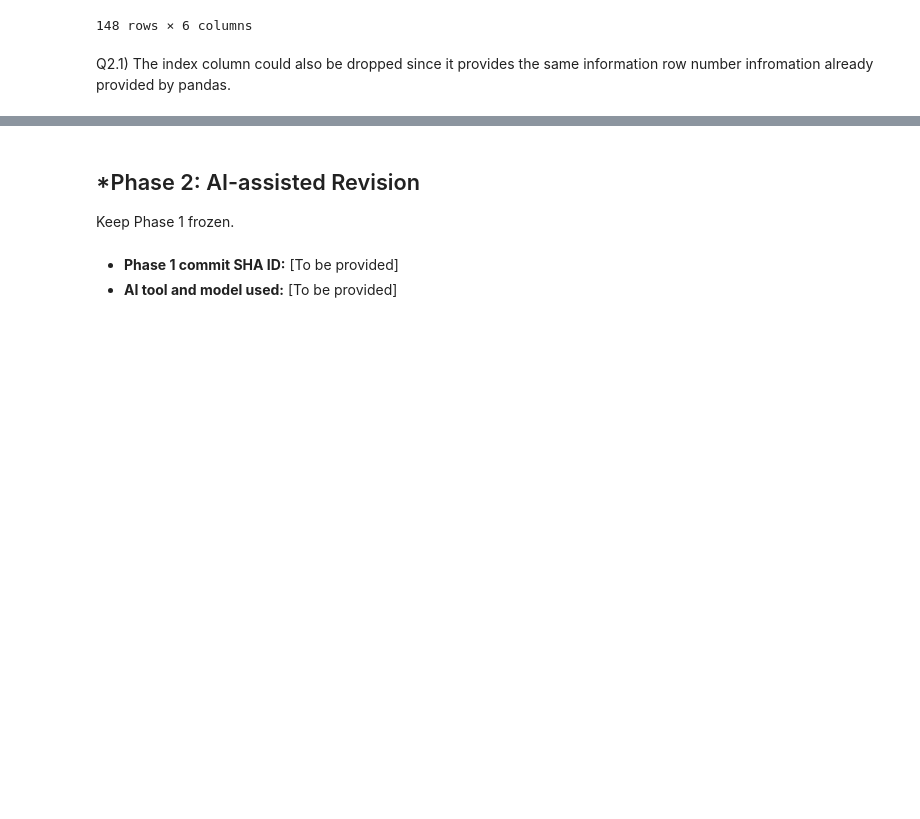
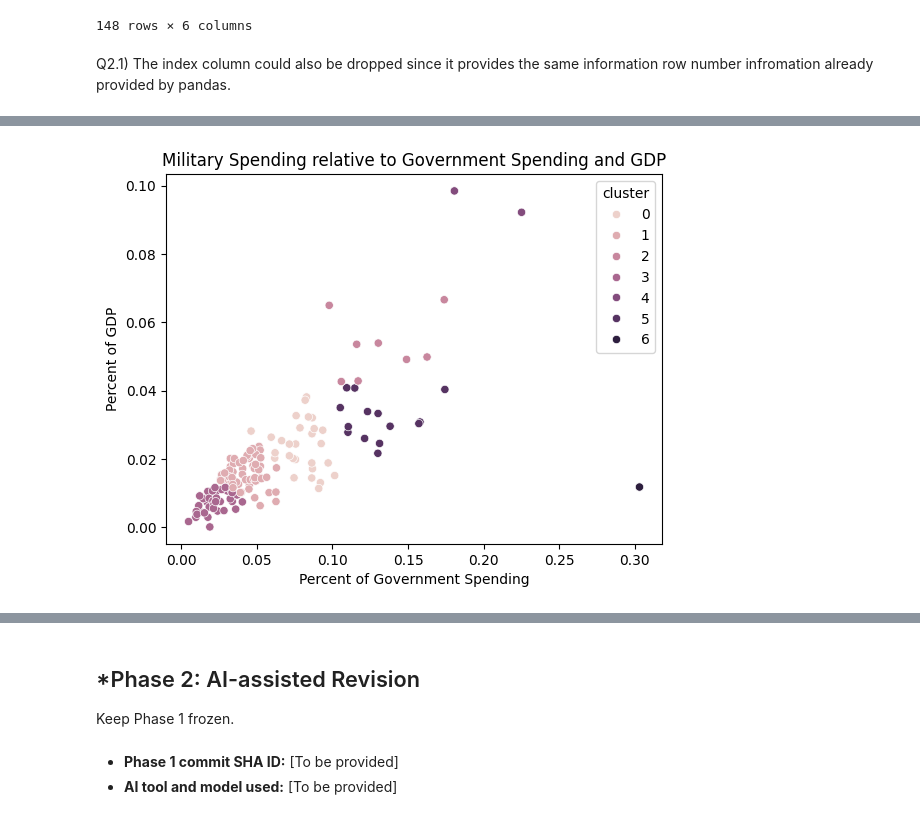
Before and after one commit to KevinT135/A04-clustering, a Jupyter notebook: notebook.ipynb, the cells around one changed output, grey strips where cells are left out. Drawn from its saved outputs; the diff is of its cells as text; code cells hidden in the pictures; blank space fills up the shorter version.

```diff
--- a/notebook.ipynb
+++ b/notebook.ipynb
@@ -252,0 +299,7 @@ KMeans(n_clusters=5, random_state=1)
+# %%
+import seaborn as sns
+sns.scatterplot(data=cleaned, x="Percent of Government Spending", y="Percent of GDP", hue="cluster")
+plt.title("Military Spending relative to Government Spending and GDP")
+plt.show()
+# %% [output]
+[figure, added]
```
Also changed, not shown: parts of 15 cells of this notebook.
